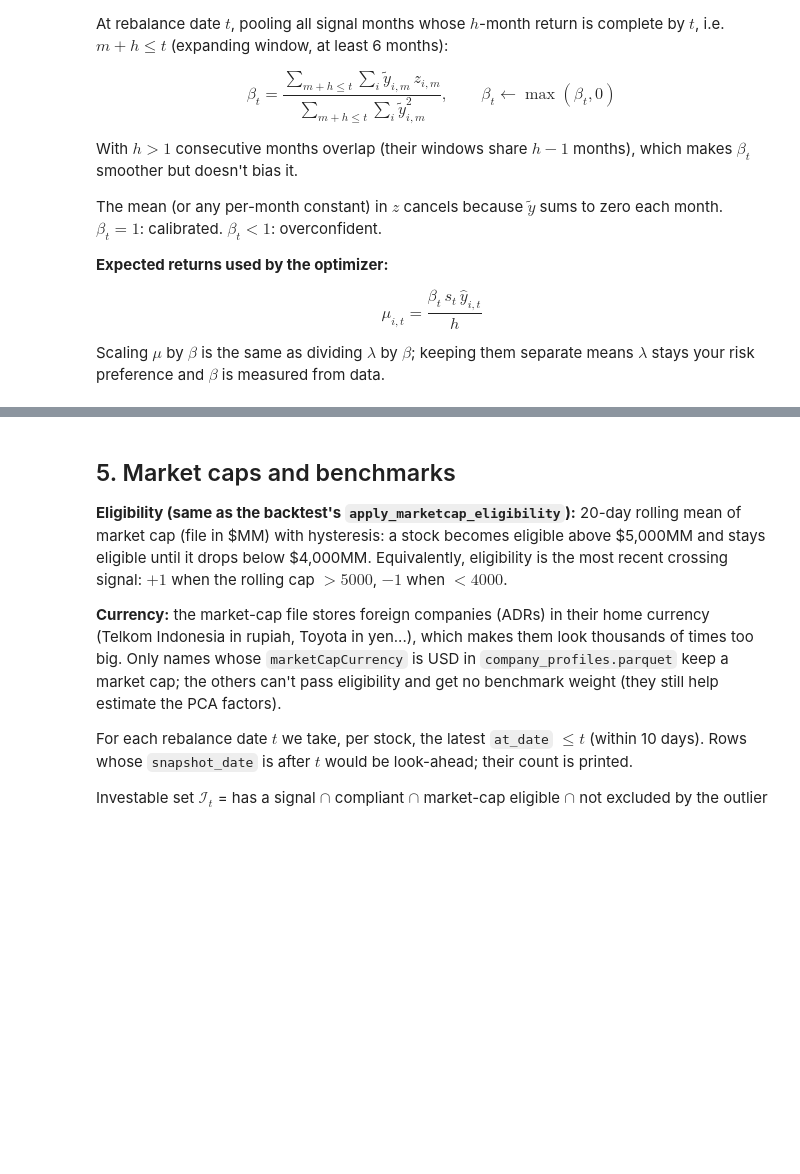
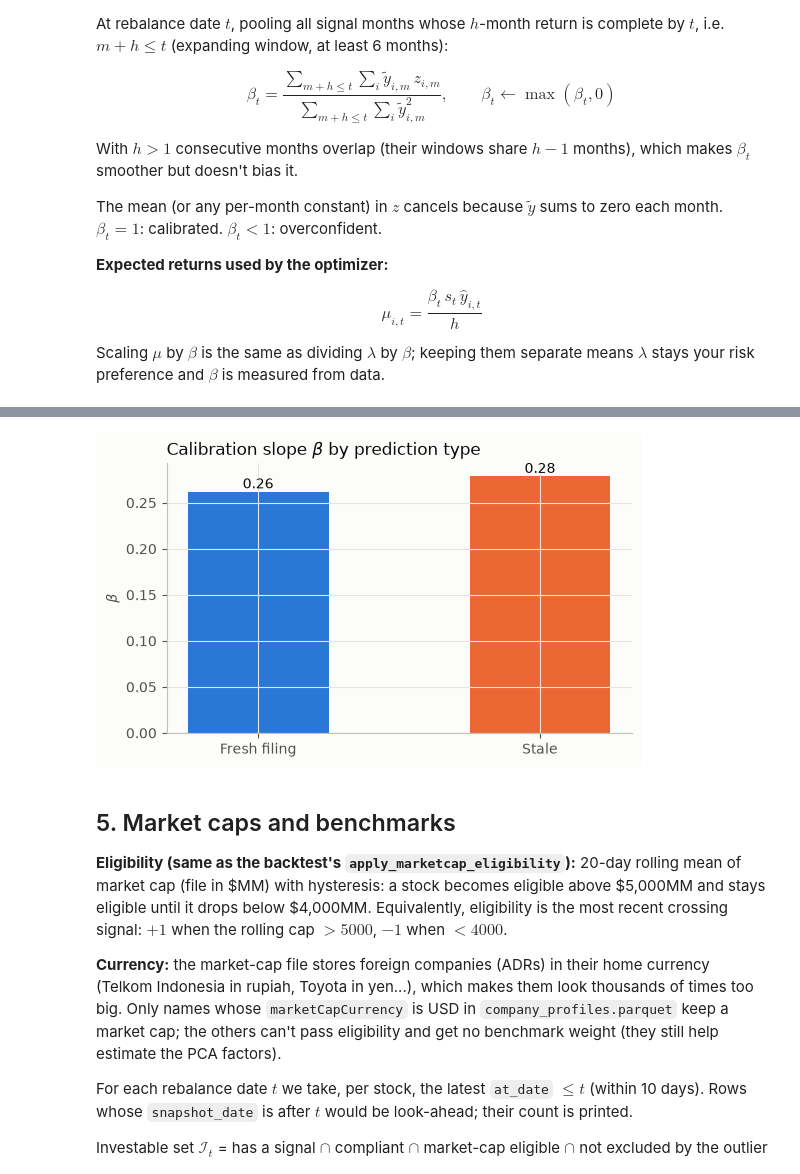
Before and after one commit to sheikhfall/sabr-portfolio-optim, a Jupyter notebook: notebooks/portfolio_optimizer.ipynb, the cells around one changed output, grey strips where cells are left out. Cells and saved outputs as stored; diff of their text form; code cells hidden in the pictures; blank space fills up the shorter version.

```diff
--- a/notebooks/portfolio_optimizer.ipynb
+++ b/notebooks/portfolio_optimizer.ipynb
@@ -308,0 +387,78 @@ beta_series.describe()
+# %%
+flags = pd.read_parquet(DATA_DIR / "model_signal.parquet", columns=["symbol", "period_id", "new_filing"])
+flags["symbol"] = flags["symbol"].astype(str)
+flags["period"] = pd.to_datetime(flags["period_id"].str.replace("_period_", ""), format="%Y-%m").dt.to_period("M")
+flags = (flags.drop_duplicates(["symbol", "period"], keep="last")
+              .set_index(["period", "symbol"])["new_filing"].fillna(False).astype(bool))
+
+r1 = logret_m.shift(-1)                      # r1.loc[m] = log return of month m+1
+rows = []
+for d, yh in sig_by_date.items():
+    m = pd.Timestamp(d).to_period("M")
+    if m not in fwd.index or m not in s_h.index or m not in r1.index:
+        continue
+    names = clean_at((m + HORIZON_M).to_timestamp(how="end"), yh.index)
+    R = fwd.loc[m].reindex(sorted(names))
+    R1 = r1.loc[m].reindex(R.index)
+    ok = R.notna() & R1.notna()
+    R, R1 = R[ok], R1[ok]
+    if len(R) < 30:
+        continue
+    lim = Z_CLIP * s_h[m]
+    y = yh.reindex(R.index); y = y - y.mean()
+    z = ((R - R.mean()) / s_h[m]).clip(-Z_CLIP, Z_CLIP)
+    a1 = (R1 - R1.mean()).clip(-lim, lim)
+    rest = R - R1
+    a_rest = (rest - rest.mean()).clip(-lim, lim)
+    fresh = flags.reindex(pd.MultiIndex.from_product([[m], R.index])).fillna(False).to_numpy(bool)
+    for g, mask in (("fresh", fresh), ("stale", ~fresh)):
+        if mask.sum() < 5:
+            continue
+        yy = y[mask]
+        rows.append(dict(month=m, group=g, n=int(mask.sum()), yy=float((yy ** 2).sum()),
+                         yz=float((yy * z[mask]).sum()), y1=float((yy * a1[mask]).sum()),
+                         yrest=float((yy * a_rest[mask]).sum())))
+fs = pd.DataFrame(rows)
+
+def summarize(df):
+    g = df.groupby("group")[["n", "yy", "yz", "y1", "yrest"]].sum()
+    out = pd.DataFrame({"pairs": g["n"], "beta": g["yz"] / g["yy"],
+                        "month1_slope_pct": 100 * g["y1"] / g["yy"],
+                        "later_month_avg_slope_pct": 100 * g["yrest"] / g["yy"] / max(HORIZON_M - 1, 1)})
+    out["month1_vs_later_month"] = out["month1_slope_pct"] / out["later_month_avg_slope_pct"]
+    return out
+
+def boot_diff(df, n_boot=1000, block=HORIZON_M, seed=0):
+    """90% interval of beta_fresh - beta_stale, circular block bootstrap over months."""
+    months = np.array(sorted(df["month"].unique()))
+    per = df.pivot_table(index="month", columns="group", values=["yy", "yz"], aggfunc="sum").reindex(months).fillna(0)
+    rng = np.random.default_rng(seed)
+    n, diffs = len(months), []
+    for _ in range(n_boot):
+        starts = rng.integers(0, n, size=int(np.ceil(n / block)))
+        idx = np.concatenate([(st + np.arange(block)) % n for st in starts])[:n]
+        smp = per.iloc[idx].sum()
+        diffs.append(smp[("yz", "fresh")] / smp[("yy", "fresh")] - smp[("yz", "stale")] / smp[("yy", "stale")])
+    return np.percentile(diffs, [5, 95])
+
+res = summarize(fs)
+print(f"share of predictions that are fresh: {res.loc['fresh', 'pairs'] / res['pairs'].sum():.0%}\n")
+print(res.round(3).to_string())
+lo, hi = boot_diff(fs)
+print(f"\nbeta fresh - stale = {res.loc['fresh', 'beta'] - res.loc['stale', 'beta']:.3f}   (90% interval {lo:.3f} to {hi:.3f})")
+
+for label, part in (("before 2020", fs[fs["month"] < pd.Period("2020-01", "M")]),
+                    ("2020 and after", fs[fs["month"] >= pd.Period("2020-01", "M")])):
+    if part["group"].nunique() == 2:
+        r = summarize(part)
+        print(f"{label:>15}: beta fresh {r.loc['fresh', 'beta']:.3f} | stale {r.loc['stale', 'beta']:.3f} | "
+              f"month-1 vs later month: fresh {r.loc['fresh', 'month1_vs_later_month']:.2f}, "
+              f"stale {r.loc['stale', 'month1_vs_later_month']:.2f}")
+
+fig, ax = plt.subplots(figsize=(6, 3.5))
+ax.bar(["Fresh filing", "Stale"], res.loc[["fresh", "stale"], "beta"], color=[C_CAP, C_EW], width=0.5)
+for i, v in enumerate(res.loc[["fresh", "stale"], "beta"]):
+    ax.text(i, v, f"{v:.2f}", ha="center", va="bottom", color="#0b0b0b")
+ax.set_title(r"Calibration slope $\beta$ by prediction type"); ax.set_ylabel(r"$\beta$")
+plt.show()
+# %% [output]
@@ -309,3 +475,4 @@ beta_series.describe()
+[figure, added]
 # %% [markdown]
 ## 5. Market caps and benchmarks
 
```
Also changed, not shown: parts of 17 cells of this notebook, 1 other file.
